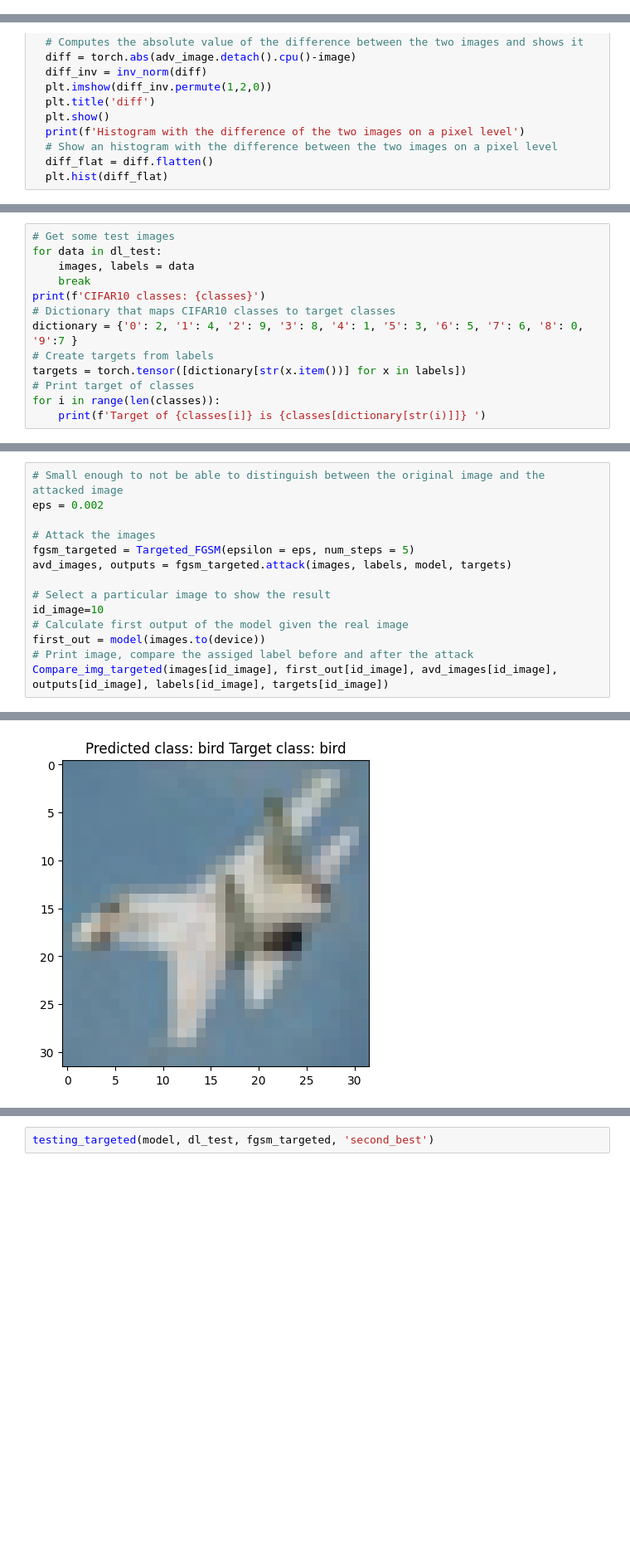
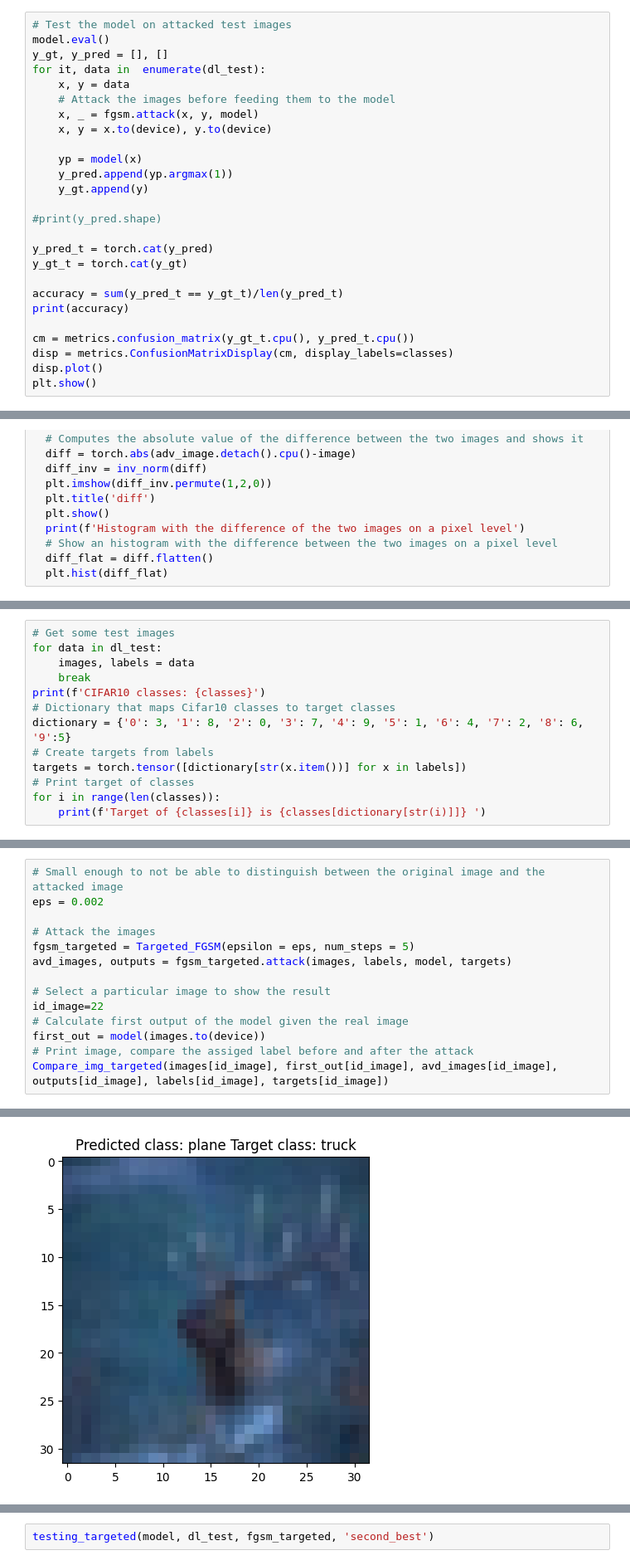
Before and after one commit to Sossio699/DLA, a Jupyter notebook: Lab4/Lab4_OOD.ipynb, the cells around one changed output, grey strips where cells are left out. Shown at 83% size. Cells and saved outputs as stored; diff of their text form; blank space fills up the shorter version.

```diff
--- a/Lab4/Lab4_OOD.ipynb
+++ b/Lab4/Lab4_OOD.ipynb
@@ -537,3 +568,29 @@ Absolute difference between the two images
 [figure]
 Histogram with the difference of the two images on a pixel level
 [figure]
+# %%
+# Test the model on attacked test images
+model.eval()
+y_gt, y_pred = [], []
+for it, data in  enumerate(dl_test):
+    x, y = data
+    # Attack the images before feeding them to the model
+    x, _ = fgsm.attack(x, y, model)
+    x, y = x.to(device), y.to(device)
+
+    yp = model(x)
+    y_pred.append(yp.argmax(1))
+    y_gt.append(y)
+
+#print(y_pred.shape)
+
+y_pred_t = torch.cat(y_pred)
+y_gt_t = torch.cat(y_gt)
+
+accuracy = sum(y_pred_t == y_gt_t)/len(y_pred_t)
+print(accuracy)
+
+cm = metrics.confusion_matrix(y_gt_t.cpu(), y_pred_t.cpu())
+disp = metrics.ConfusionMatrixDisplay(cm, display_labels=classes)
+disp.plot()
+plt.show()
@@ -1272,8 +1332,8 @@ for data in dl_test:
     images, labels = data
     break
 print(f'CIFAR10 classes: {classes}')
-# Dictionary that maps CIFAR10 classes to target classes
-dictionary = {'0': 2, '1': 4, '2': 9, '3': 8, '4': 1, '5': 3, '6': 5, '7': 6, '8': 0, '9':7 }
+# Dictionary that maps Cifar10 classes to target classes
+dictionary = {'0': 3, '1': 8, '2': 0, '3': 7, '4': 9, '5': 1, '6': 4, '7': 2, '8': 6, '9':5}
 # Create targets from labels
 targets = torch.tensor([dictionary[str(x.item())] for x in labels])
 # Print target of classes
@@ -1300,7 +1360,7 @@ fgsm_targeted = Targeted_FGSM(epsilon = eps, num_steps = 5)
 avd_images, outputs = fgsm_targeted.attack(images, labels, model, targets)
 
 # Select a particular image to show the result
-id_image=10
+id_image=22
 # Calculate first output of the model given the real image
 first_out = model(images.to(device))
 # Print image, compare the assiged label before and after the attack
@@ -1311,5 +1371,5 @@ Original image and original predicted class
 Image, predicted class after the adversarial attack and target class
-[figure, old version]
+[figure, new version]
 Absolute difference between the two images
 [figure]
 Histogram with the difference of the two images on a pixel level
```
Also changed, not shown: parts of 46 cells of this notebook.
